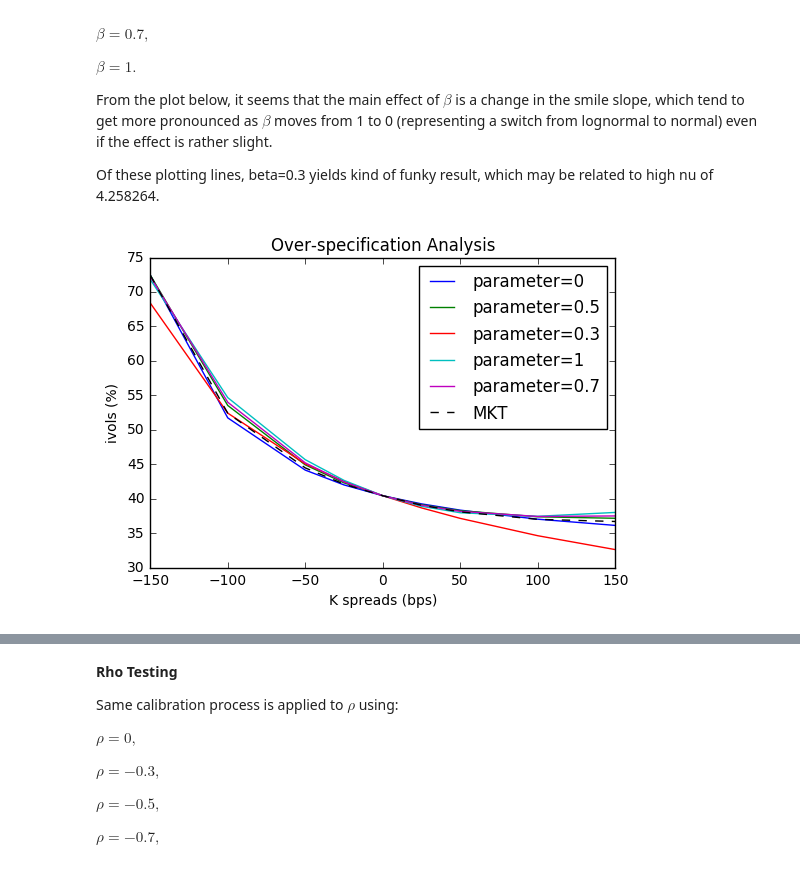
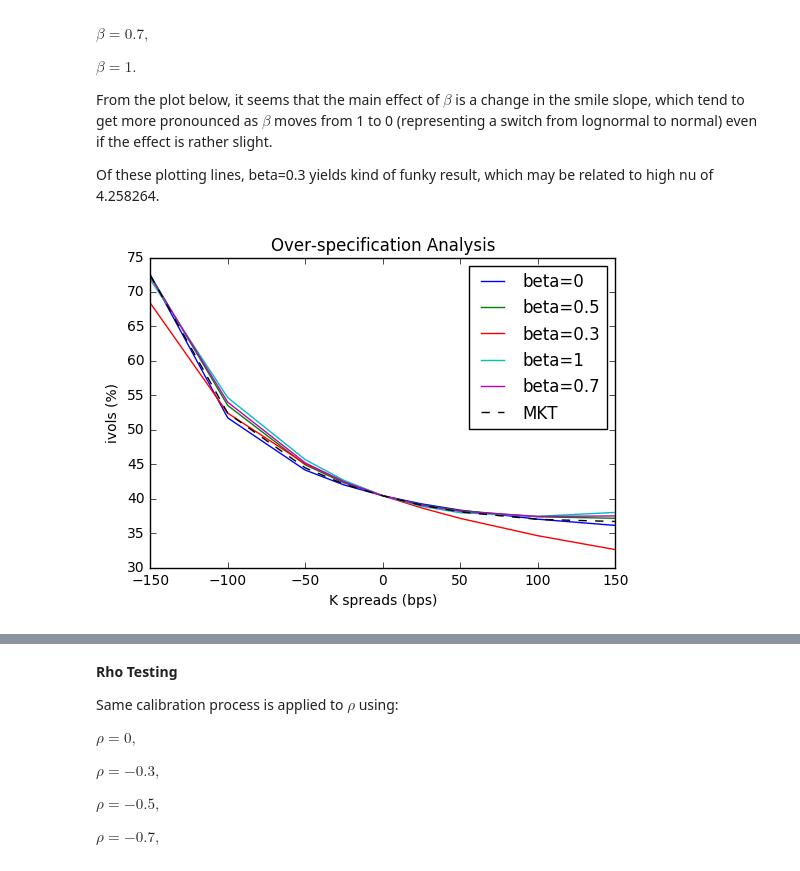
Before and after one commit to mollyxyh/CapstoneFall2017, a Jupyter notebook: Bin/overSpecification_driver.ipynb, the cells around one changed output, grey strips where cells are left out. Cells and saved outputs as stored; diff of their text form; code cells hidden in the pictures.

Commit message:
Modified fitter and MC; updated capstone report

```diff
--- a/Bin/overSpecification_driver.ipynb
+++ b/Bin/overSpecification_driver.ipynb
@@ -8,10 +14,7 @@ from Fitter.over_specification import over_specification, get_check
 # %%
-# calibrate the Hagan SABR model to the input data with different equal constraints
-fitter=Fitter('market_data.xlsx')
-beta_check=get_check(fitter,1,[0,0.3,0.5,0.7,1],method='Hagan_ln')
-rho_check=get_check(fitter,2,[0,-0.3,-0.5,-0.7,-0.9],method='Hagan_ln')
-alpha_check=get_check(fitter,0,[0.1,0.3,0.5],method='Hagan_ln')
-vega_check=get_check(fitter,3,[0.2,0.4,0.6],method='Hagan_ln')
+beta_check=get_check(fitter,[1],[0,0.3,0.5,0.7,1],method='Hagan_ln')
+rho_check=get_check(fitter,[2],[0,-0.3,-0.5,-0.7,-0.9],method='Hagan_ln')
+vega_check=get_check(fitter,[3],[0.2,0.4,0.6],method='Hagan_ln')
 # %% [markdown]
 **Beta Testing**
 
@@ -32,8 +35,8 @@ From the plot below, it seems that the main effect of $\beta$ is a change in the
 Of these plotting lines, beta=0.3 yields kind of funky result, which may be related to high nu of 4.258264.
 # %%
 # conduct over-specification analysis on parameter beta
-over_specification(fitter,beta_check)
+over_specification(fitter,beta_check,['beta'])
 # %% [output]
-[figure, old version]
+[figure, new version]
 # %%
 for fix_no in [0,0.3,0.5,0.7,1]: # print fitted params with beta fixed to specific nos
```
Also changed, not shown: parts of 19 cells of this notebook, 23 other files.
